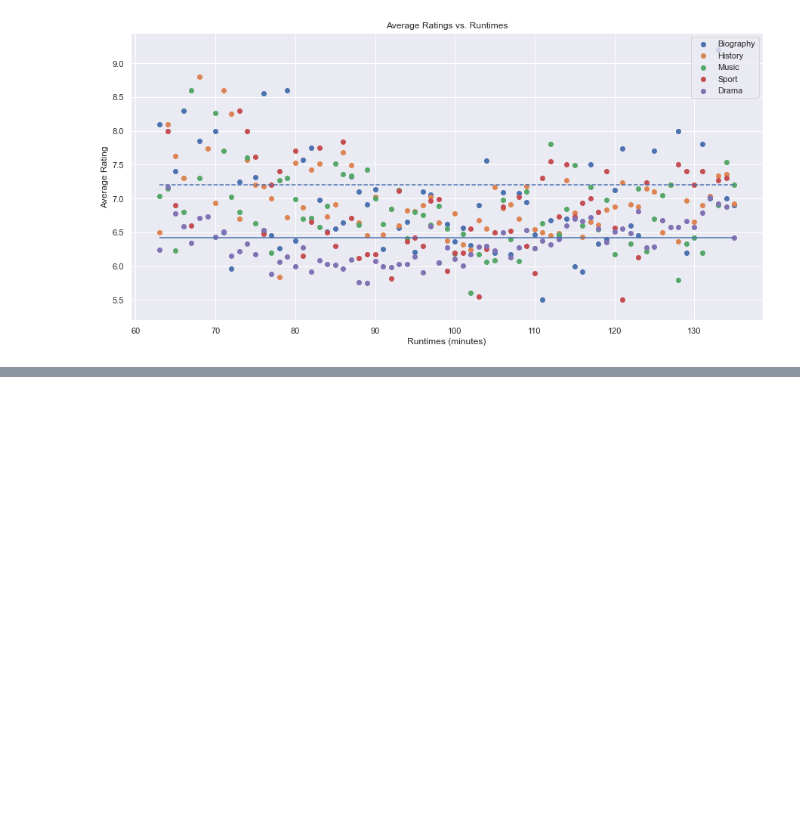
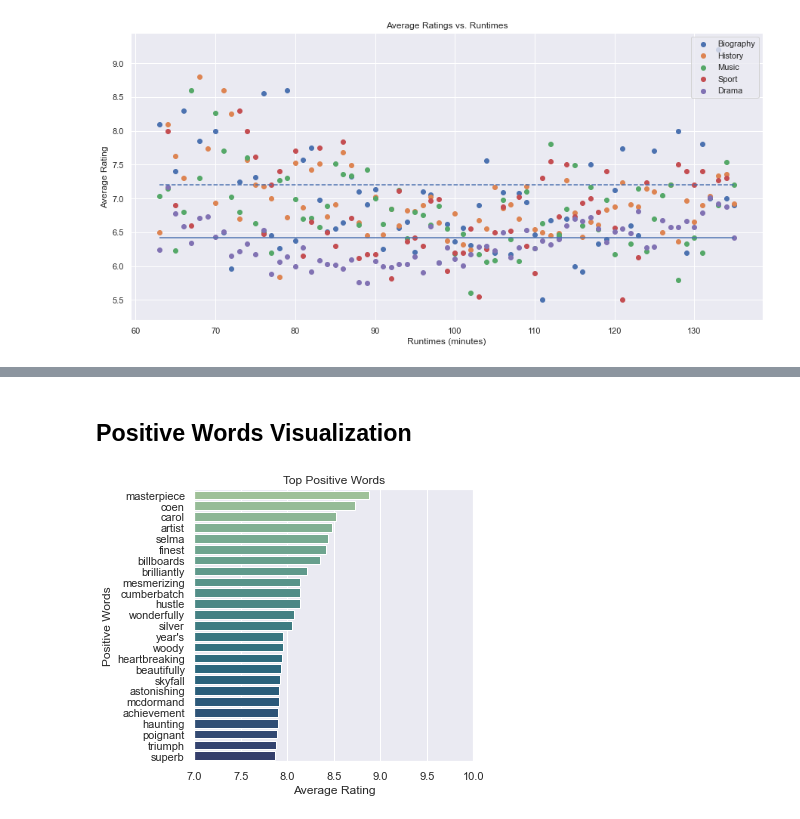
Before and after one commit to NelGen/NG-Msoft-Movie-Project, a Jupyter notebook: Film Cleaning and Analysis.ipynb, the cells around one changed output, grey strips where cells are left out. Cells and saved outputs as stored; diff of their text form; code cells hidden in the pictures; blank space fills up the shorter version.

```diff
--- a/Movie Cleaning and Analysis.ipynb
+++ b/Film Cleaning and Analysis.ipynb
@@ -364,0 +528,2 @@ plt.show()
+# %%
+words_df = pd.DataFrame(columns = ['words','rating'])
@@ -364,0 +532,4 @@ plt.show()
+# %%
+for i in range(0,len(sub_rt)):
+    words_df = words_df.append(sub_rt['word_ratings'].iloc[i])
+words_df.info()
@@ -364,0 +550,22 @@ plt.show()
+# %%
+grouped_words = words_df.groupby(['words']).agg(['mean','count'])
+grouped_words['rating']['count'].astype(int)
+
+count_df = grouped_words['rating']['count'].astype(int)
+sorted_words = grouped_words.loc[grouped_words.index.isin(count_df.loc[count_df > 50].index)]
+sorted_words = sorted_words['rating']['mean'].sort_values(ascending=False)
+# %%
+positive_words = sorted_words.head(25).reset_index()
+negative_words = sorted_words.tail(25).reset_index()
+# %% [markdown]
+## Positive Words Visualization
+# %%
+axis_pos = sns.barplot(x="mean", y="words", data=positive_words, palette="crest");
+axis_pos.set_title("Top Positive Words")
+axis_pos.set_xlabel("Average Rating")
+axis_pos.set_ylabel("Positive Words")
+axis_pos.set_xlim(7,10)
+sns.set(rc={'figure.figsize':(5,5)})
+plt.show();
+# %% [output]
+[figure, added]
```
Also changed, not shown: parts of 28 cells of this notebook, 1 other file.
